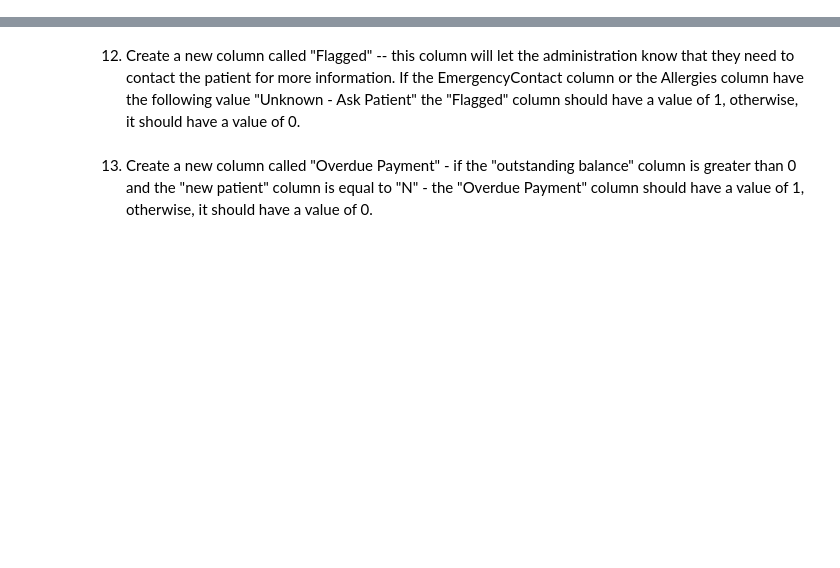
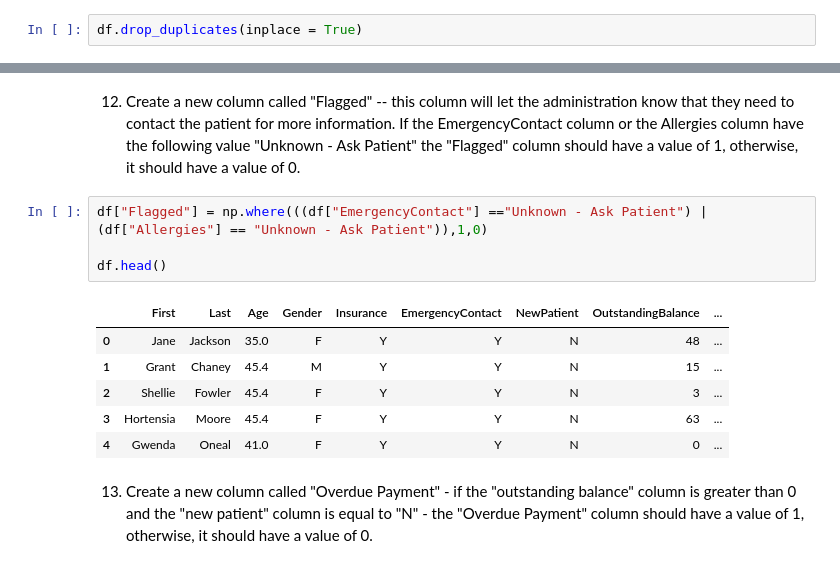
Before and after one commit to eyobgm7/python1mod01, a Jupyter notebook: Module 9 - Data Manipulation I -checkpoint.ipynb, the cells around one changed output, grey strips where cells are left out. Drawn from its saved outputs; the diff is of its cells as text; blank space fills up the shorter version.

```diff
--- a/Module 9 - Data Manipulation I -checkpoint.ipynb
+++ b/Module 9 - Data Manipulation I -checkpoint.ipynb
@@ -963,0 +995,2 @@ df.head()
+# %%
+df.drop_duplicates(inplace = True)
@@ -964,4 +1006,15 @@ df.head()
 # %% [markdown]
 12. Create a new column called "Flagged" -- this column will let the administration know that they need to contact the patient for more information. If the EmergencyContact column or the Allergies column have the following value "Unknown - Ask Patient" the "Flagged" column should have a value of 1, otherwise, it should have a value of 0.
+# %%
+df["Flagged"] = np.where(((df["EmergencyContact"] =="Unknown - Ask Patient") | (df["Allergies"] == "Unknown - Ask Patient")),1,0)
+
+df.head()
+# %% [output]
+|  | First | Last | Age | Gender | Insurance | EmergencyContact | NewPatient | OutstandingBalance | ... |
+| 0 | Jane | Jackson | 35.0 | F | Y | Y | N | 48 | ... |
+| 1 | Grant | Chaney | 45.4 | M | Y | Y | N | 15 | ... |
+| 2 | Shellie | Fowler | 45.4 | F | Y | Y | N | 3 | ... |
+| 3 | Hortensia | Moore | 45.4 | F | Y | Y | N | 63 | ... |
+| 4 | Gwenda | Oneal | 41.0 | F | Y | Y | N | 0 | ... |
 # %% [markdown]
 13. Create a new column called "Overdue Payment" - if the "outstanding balance" column is greater than 0 and the "new patient" column is equal to "N" - the "Overdue Payment" column should have a value of 1, otherwise, it should have a value of 0.
```
Also changed, not shown: parts of 11 cells of this notebook.
